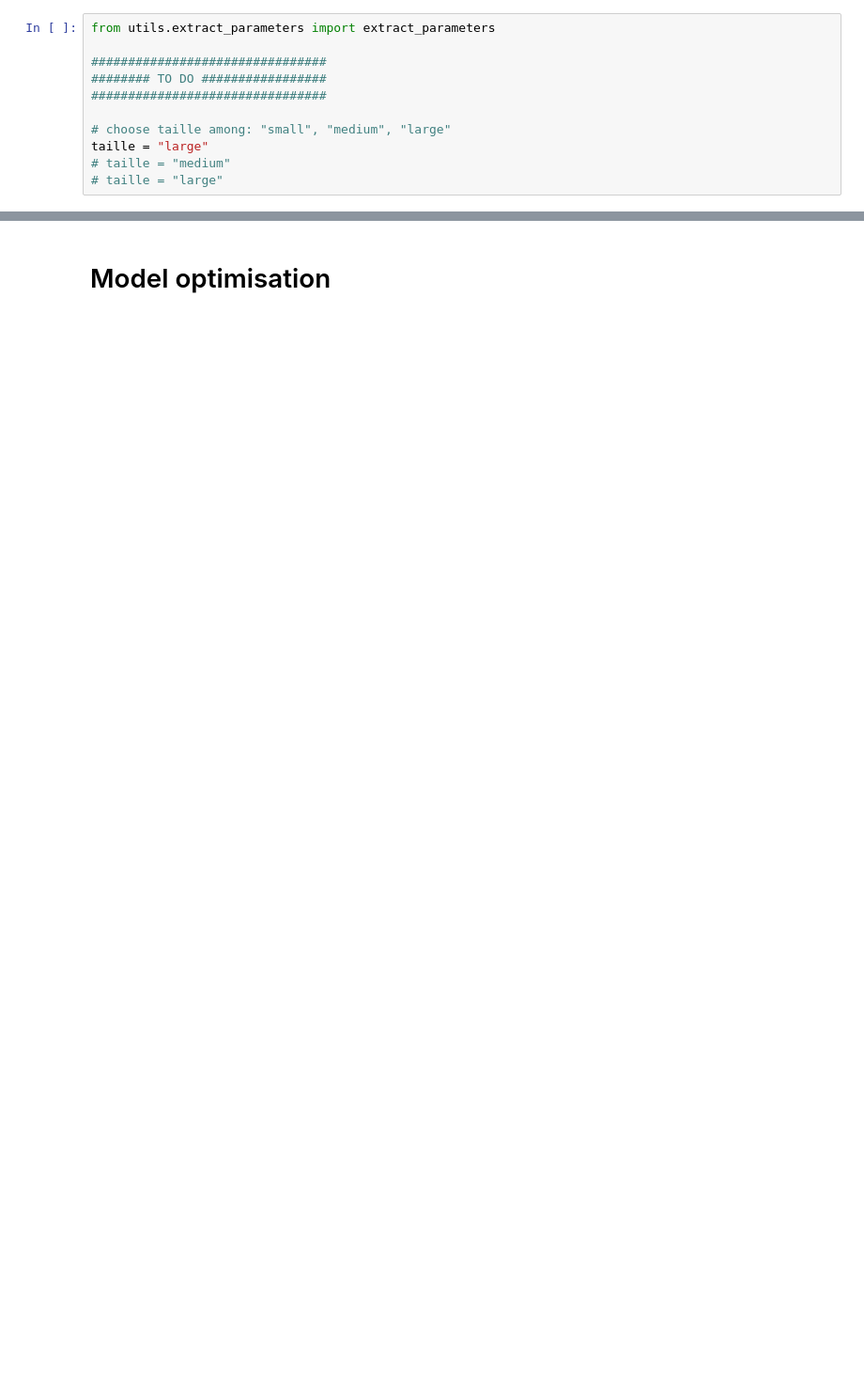
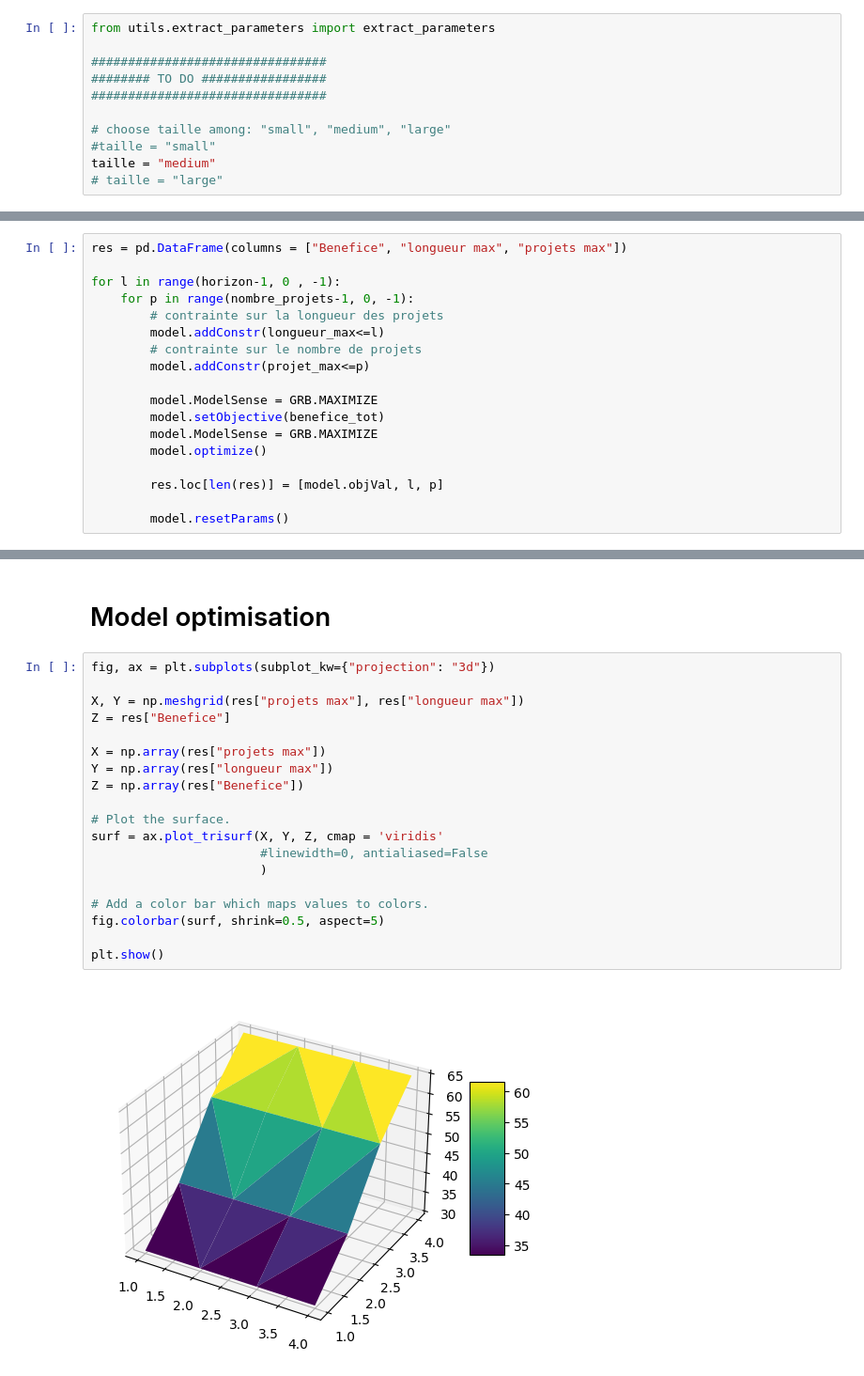
Before and after one commit to luclemot/project-sdp, a Jupyter notebook: optimization.ipynb, the cells around one changed output, grey strips where cells are left out. Shown at 94% size. Drawn from its saved outputs; the diff is of its cells as text; blank space fills up the shorter version.

Commit message:
added for loop and 3D visualization

```diff
--- a/optimization.ipynb
+++ b/optimization.ipynb
@@ -17,8 +20,8 @@ from utils.extract_parameters import extract_parameters
 ################################
 
 # choose taille among: "small", "medium", "large"
-taille = "large"
-# taille = "medium"
+#taille = "small"
+taille = "medium"
 # taille = "large"
 # %%
 ################################
@@ -202 +209,19 @@ model.ModelSense = GRB.MAXIMIZE
 # -- Correction -- fin --
+# %%
+res = pd.DataFrame(columns = ["Benefice", "longueur max", "projets max"])
+
+for l in range(horizon-1, 0 , -1):
+    for p in range(nombre_projets-1, 0, -1):
+        # contrainte sur la longueur des projets
+        model.addConstr(longueur_max<=l)
+        # contrainte sur le nombre de projets
+        model.addConstr(projet_max<=p)
+
+        model.ModelSense = GRB.MAXIMIZE
+        model.setObjective(benefice_tot)
+        model.ModelSense = GRB.MAXIMIZE
+        model.optimize()
+
+        res.loc[len(res)] = [model.objVal, l, p]
+
+        model.resetParams()
@@ -203,5 +255,26 @@ model.ModelSense = GRB.MAXIMIZE
 # %% [markdown]
 # Model optimisation
+# %%
+fig, ax = plt.subplots(subplot_kw={"projection": "3d"})
+
+X, Y = np.meshgrid(res["projets max"], res["longueur max"])
+Z = res["Benefice"]
+
+X = np.array(res["projets max"])
+Y = np.array(res["longueur max"])
+Z = np.array(res["Benefice"])
+
+# Plot the surface.
+surf = ax.plot_trisurf(X, Y, Z, cmap = 'viridis'
+                       #linewidth=0, antialiased=False
+                       )
+
+# Add a color bar which maps values to colors.
+fig.colorbar(surf, shrink=0.5, aspect=5)
+
+plt.show()
+# %% [output]
+[figure, added]
 # %%
 # Verify model formulation
 
```
Also changed, not shown: parts of 12 cells of this notebook, 1 other file.
